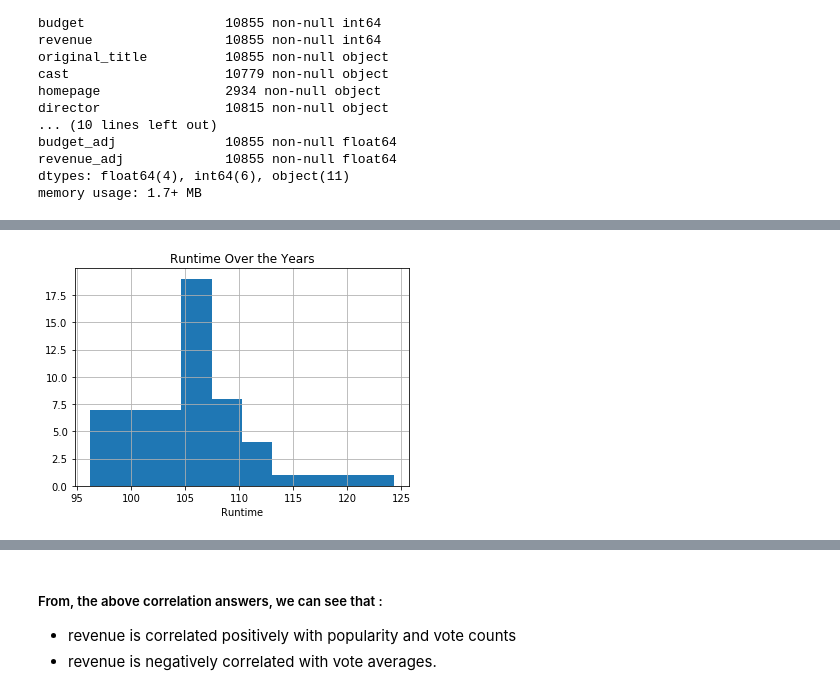
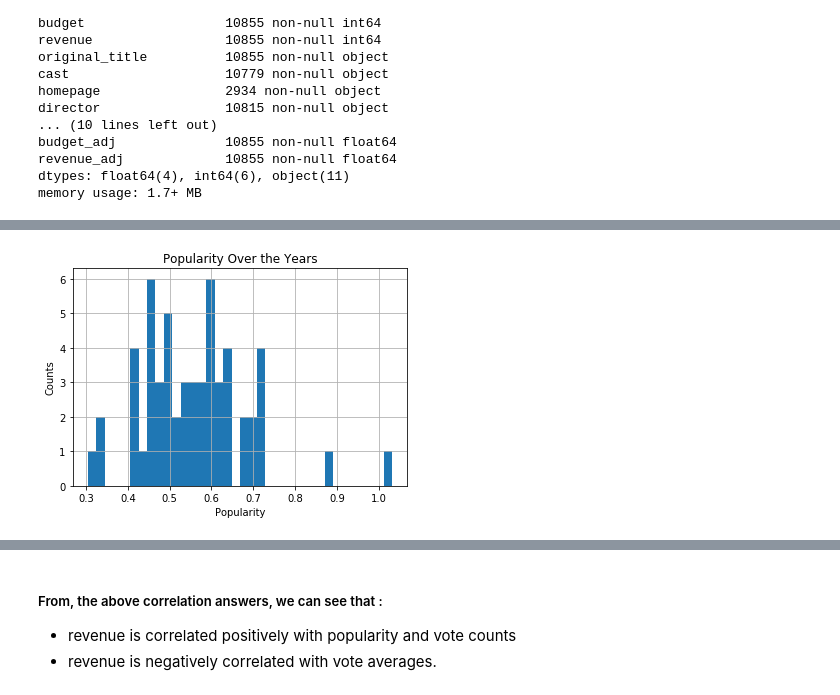
Before and after one commit to nirupamaprv/Investigate_Dataset, a Jupyter notebook: Investigate_a_Dataset_TMDb_NirupamaPV.ipynb, the cells around one changed output, grey strips where cells are left out. Drawn from its saved outputs; the diff is of its cells as text; code cells hidden in the pictures.

```diff
--- a/Investigate_a_Dataset_TMDb_NirupamaPV.ipynb
+++ b/Investigate_a_Dataset_TMDb_NirupamaPV.ipynb
@@ -237,7 +297,8 @@ df_new.hist();
 # %%
-#Exploring runtime variable over the years to determine popular movie running duration
-df_new['runtime'].hist()
-plt.xlabel('Runtime')
-plt.title('Runtime Over the Years');
+#Exploring popularity variable over the years to determine typical ratings by audiences
+df_new['popularity'].hist(bins=36)
+plt.xlabel('Popularity')
+plt.ylabel('Counts')
+plt.title('Popularity Over the Years');
 # %% [output]
-[figure, old version]
+[figure, new version]
```
Also changed, not shown: parts of 45 cells of this notebook, 1 other file.
